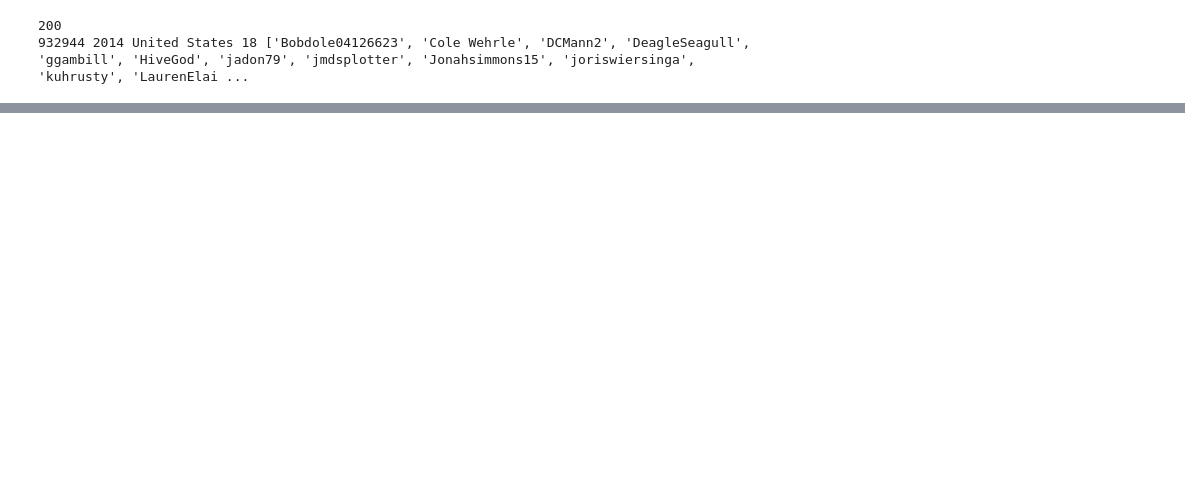
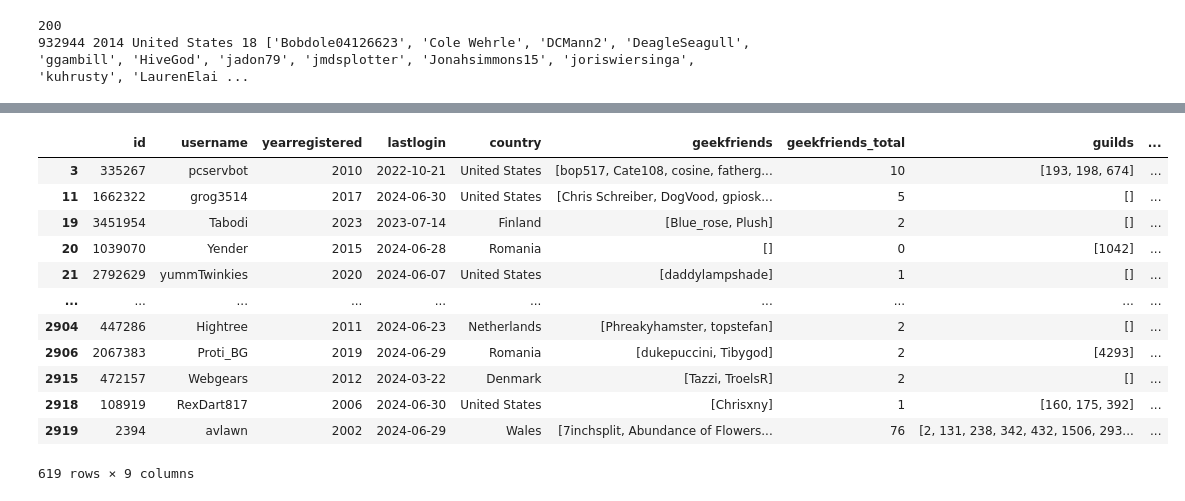
Before and after one commit to maudiaz221/BGG, a Jupyter notebook: extract_random_user.ipynb, the cells around one changed output, grey strips where cells are left out. Drawn from its saved outputs; the diff is of its cells as text; code cells hidden in the pictures; blank space fills up the shorter version.

```diff
--- a/extract_random_user.ipynb
+++ b/extract_random_user.ipynb
@@ -56,0 +42,7 @@ weights
+# %%
+country_list = list(weights.keys())
+weightsC = list(weights.values())
+
+# Randomly choose a country based on weights
+chosen_country = random.choices(country_list, weights=weightsC, k=1)[0]
+chosen_country
@@ -149,3 +281,10 @@ if response.status_code == 200:
 # %% [output]
 200
 932944 2014 United States 18 ['Bobdole04126623', 'Cole Wehrle', 'DCMann2', 'DeagleSeagull', 'ggambill', 'HiveGod', 'jadon79', 'jmdsplotter', 'Jonahsimmons15', 'joriswiersinga', 'kuhrusty', 'LaurenElai ...
+# %%
+names = set()
+with open('username2s.txt','r') as file:
+    file=file.readlines()
+    for line in file:
+        line = line.strip()
+        names.add(line)
@@ -157,7 +302,8 @@ import random
 
 # Example array of usernames
 
-aux = random.sample(usernames, 150)
+aux = random.sample(sorted(names), 33000)
+
 
 
 # Base URL for the API (this needs to be updated to the correct API endpoint if different)
@@ -179,7 +325,7 @@ def fetch_user_data(username):
                 guild_total = int(guilds.get('total')) if guilds is not None else 0
 
                 # Check conditions
-                if (lastlogin.startswith('2023') or lastlogin.startswith('2024')) and guild_total >= 1:
+                if (lastlogin.startswith('2023') or lastlogin.startswith('2024') or lastlogin.startswith('2021') or lastlogin.startswith('2022')) and guild_total >= 1:
                     id = user.get('id')
                     yearregistered = user.find('yearregistered').get('value')
                     country = user.find('country').get('value')
@@ -206,13 +352,18 @@ def fetch_user_data(username):
     return None
 
 data = []
+count = 0
 # Process each username
 for username in aux:
     user_data = fetch_user_data(username)
     if user_data:
         data.append(user_data)
-        print('\nADDED\n')
+        print(f'\n{count} Added to df\n')
+    if count == 33000:
+        break
     time.sleep(random.uniform(2,3))
+    count = count + 1
+    print(f"{count}")
 
 df = pd.DataFrame(data, columns=columns)
 
@@ -260 +392,22 @@ df
+# %%
+df = pd.DataFrame(data, columns=columns)
+# %%
+filt = df['guild_total'] >= 1
+filt2 = df['geekfriends_total'] >= 1
+ex = df[filt | filt2]
+ex
+# %% [output]
+|  | id | username | yearregistered | lastlogin | country | geekfriends | geekfriends_total | guilds | ... |
+| 3 | 335267 | pcservbot | 2010 | 2022-10-21 | United States | [bop517, Cate108, cosine, fatherg... | 10 | [193, 198, 674] | ... |
+| 11 | 1662322 | grog3514 | 2017 | 2024-06-30 | United States | [Chris Schreiber, DogVood, gpiosk... | 5 | [] | ... |
+| 19 | 3451954 | Tabodi | 2023 | 2023-07-14 | Finland | [Blue_rose, Plush] | 2 | [] | ... |
+| 20 | 1039070 | Yender | 2015 | 2024-06-28 | Romania | [] | 0 | [1042] | ... |
+| 21 | 2792629 | yummTwinkies | 2020 | 2024-06-07 | United States | [daddylampshade] | 1 | [] | ... |
+| ... | ... | ... | ... | ... | ... | ... | ... | ... | ... |
+| 2904 | 447286 | Hightree | 2011 | 2024-06-23 | Netherlands | [Phreakyhamster, topstefan] | 2 | [] | ... |
+| 2906 | 2067383 | Proti_BG | 2019 | 2024-06-29 | Romania | [dukepuccini, Tibygod] | 2 | [4293] | ... |
+| 2915 | 472157 | Webgears | 2012 | 2024-03-22 | Denmark | [Tazzi, TroelsR] | 2 | [] | ... |
+| 2918 | 108919 | RexDart817 | 2006 | 2024-06-30 | United States | [Chrisxny] | 1 | [160, 175, 392] | ... |
+| 2919 | 2394 | avlawn | 2002 | 2024-06-29 | Wales | [7inchsplit, Abundance of Flowers... | 76 | [2, 131, 238, 342, 432, 1506, 293... | ... |
+619 rows × 9 columns
 # %%
```
Also changed, not shown: parts of 15 cells of this notebook, 7 other files.
